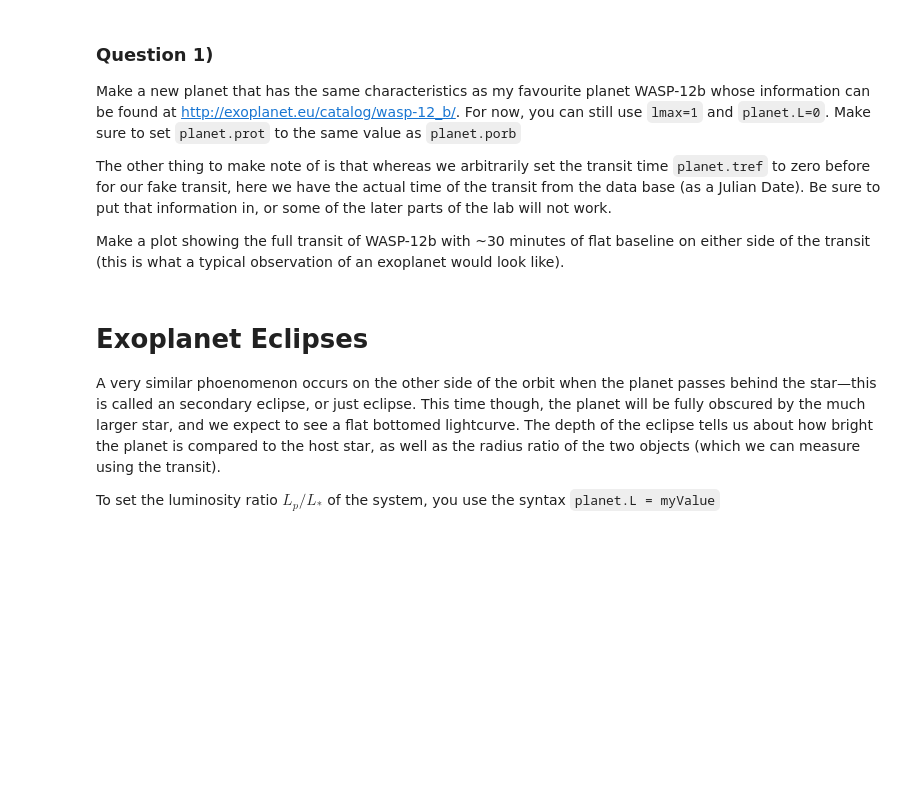
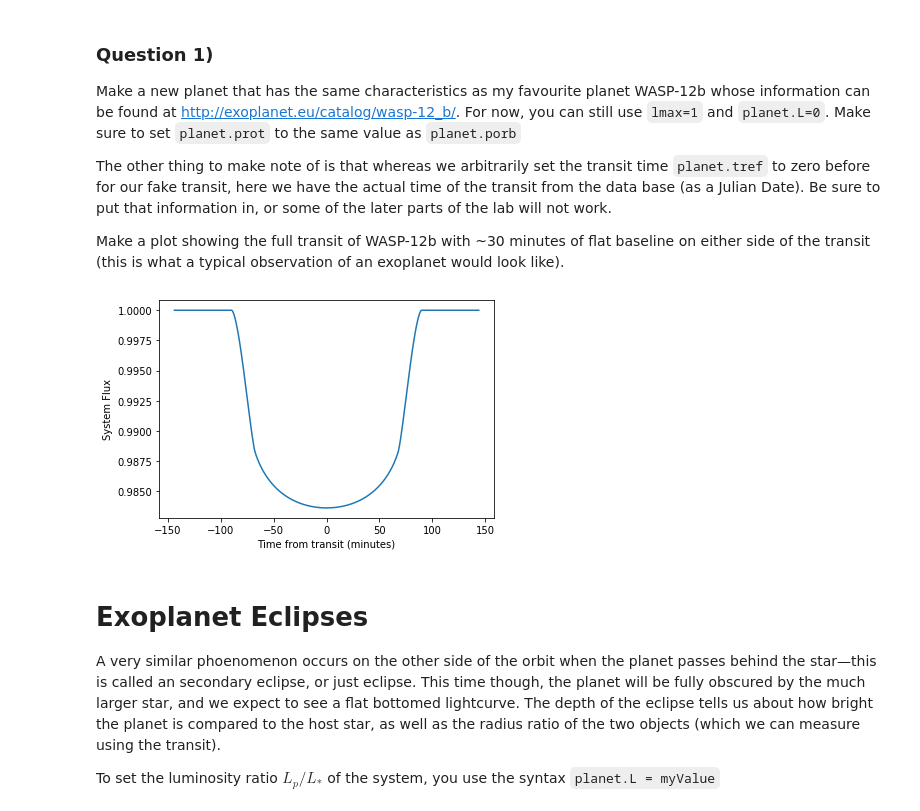
Before and after one commit to katiesavarc/DataSci_Lab, a Jupyter notebook: CodingLab08/CodingLab08_Exoplanets.ipynb, the cells around one changed output. Cells and saved outputs as stored; diff of their text form; code cells hidden in the pictures; blank space fills up the shorter version.

```diff
--- a/CodingLab08/CodingLab08_Exoplanets.ipynb
+++ b/CodingLab08/CodingLab08_Exoplanets.ipynb
@@ -57,7 +57,7 @@ Only recently, [Luger et al. 2019](https://arxiv.org/pdf/1810.06559.pdf) wrote a
 To make a star object using $\texttt{starry}$ and initialize it's limb-darkening, we do the following:
 # %%
 star = starry.kepler.Primary()
-star[1] = 0.40 # linear term
+star[1] = 0.4 # linear term
 star[2] = 0.26 # quadratic term
 
 star.show()
@@ -107,3 +125,16 @@ Make a plot showing the full transit of WASP-12b with ~30 minutes of flat baseli
+# %%
+system = starry.kepler.System(star, planet_wasp)
+time = np.linspace(planet_wasp.tref-0.1, planet_wasp.tref+0.1, 1000)
+
+system.compute(time) # compute the lightcurve which will be stored within system
+flux_system = system.lightcurve
+
+plt.plot(((time-planet_wasp.tref)*24*60), flux_system)
+plt.xlabel("Time from transit (minutes)")
+plt.ylabel("System Flux")
+plt.show()
+# %% [output]
+[figure, added]
 # %% [markdown]
 # Exoplanet Eclipses
 
```
Also changed, not shown: parts of 16 cells of this notebook.
